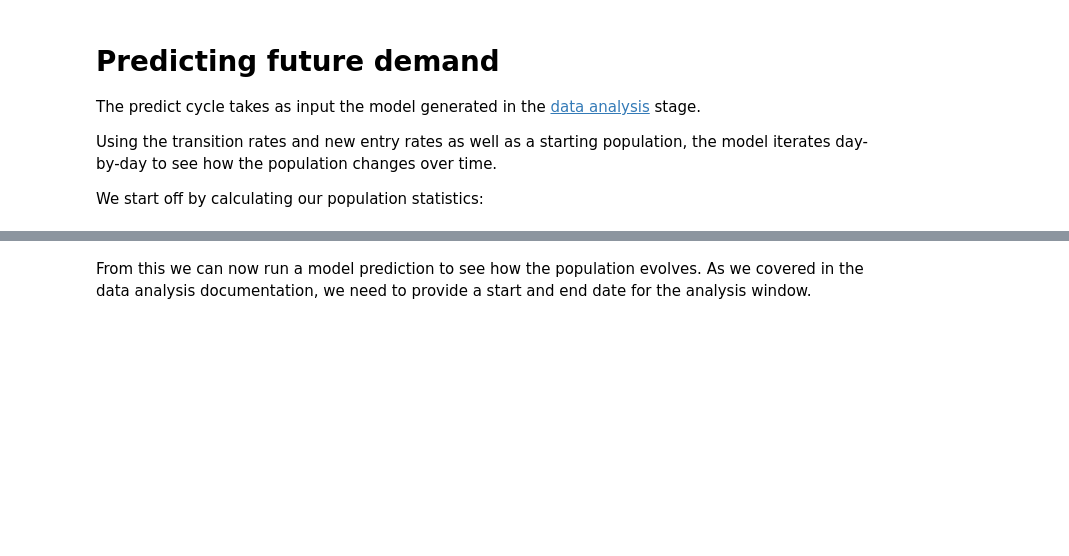
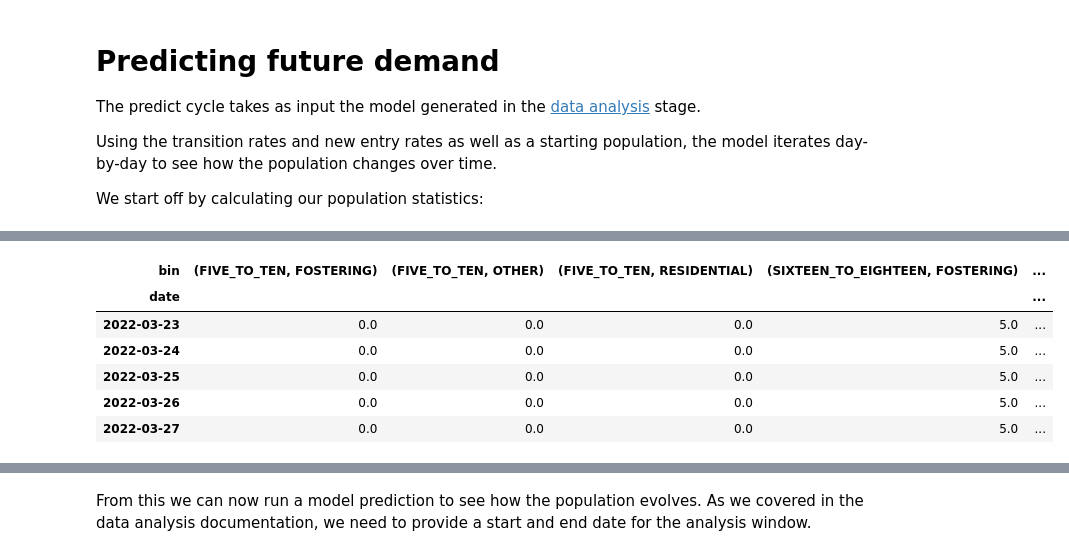
Before and after one commit to data-to-insight/cs-demand-model, a Jupyter notebook: docs/predict.ipynb, the cells around one changed output, grey strips where cells are left out. Drawn from its saved outputs; the diff is of its cells as text; code cells hidden in the pictures; blank space fills up the shorter version.

```diff
--- a/docs/predict.ipynb
+++ b/docs/predict.ipynb
@@ -48,3 +48,13 @@ INFO DataFile(name='2020/header.csv', metadata=Metadata(name='header.csv', size=
 INFO DataFile(name='2020/episodes.csv', metadata=Metadata(name='episodes.csv', size=28729, year=2021, table=<SSDA903TableType.EPISODES: <cs_demand_model.data.ssda903.Episodes object at 0x...>>))
 INFO DataFile(name='2018/header.csv', metadata=Metadata(name='header.csv', size=23426, year=None, table=<SSDA903TableType.HEADER: <cs_demand_model.data.ssda903.Header object at 0x...>>))
 INFO DataFile(name='2018/episodes.csv', metadata=Metadata(name='episodes.csv', size=69446, year=2019, table=<SSDA903TableType.EPISODES: <cs_demand_model.data.ssda903.Episodes object at 0x...>>))
+# %%
+stats.stock.tail()
+# %% [output]
+| bin | (FIVE_TO_TEN, FOSTERING) | (FIVE_TO_TEN, OTHER) | (FIVE_TO_TEN, RESIDENTIAL) | (SIXTEEN_TO_EIGHTEEN, FOSTERING) | ... |
+| date |  |  |  |  | ... |
+| 2022-03-23 | 0.0 | 0.0 | 0.0 | 5.0 | ... |
+| 2022-03-24 | 0.0 | 0.0 | 0.0 | 5.0 | ... |
+| 2022-03-25 | 0.0 | 0.0 | 0.0 | 5.0 | ... |
+| 2022-03-26 | 0.0 | 0.0 | 0.0 | 5.0 | ... |
+| 2022-03-27 | 0.0 | 0.0 | 0.0 | 5.0 | ... |
```
Also changed, not shown: parts of 9 cells of this notebook, 4 other files.
